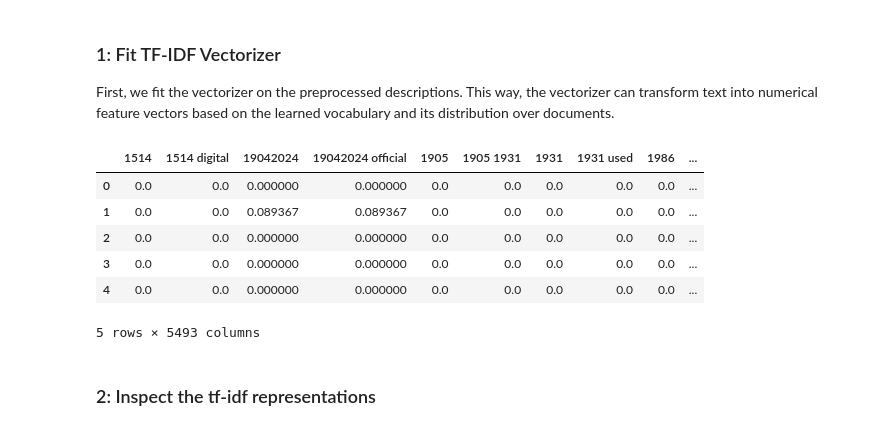
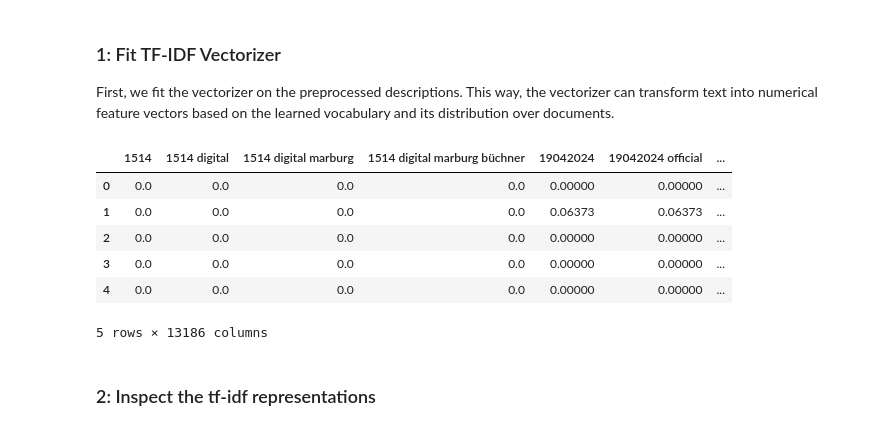
Before and after one commit to andwzn/retrieval-augmented-generation-experiment, a Jupyter notebook: rag_experiment_1.ipynb, the cells around one changed output. Saved outputs shown, nothing was run; the diff lists cells and outputs as text; code cells hidden in the pictures.

```diff
--- a/rag_experiment_1.ipynb
+++ b/rag_experiment_1.ipynb
@@ -266,20 +268,20 @@ We'll start off with a simple tf-idf vectorisation.
 First, we fit the vectorizer on the preprocessed descriptions.
 This way, the vectorizer can transform text into numerical feature vectors based on the learned vocabulary and its distribution over documents.
 # %%
-tfidf_vectorizer = TfidfVectorizer(ngram_range=(1,2))
+tfidf_vectorizer = TfidfVectorizer(ngram_range=(1,4))
 tfidf_matrix = tfidf_vectorizer.fit_transform(edition_software_info["description_preprocessed"])
 
 # display the resulting matrix
 tfidf_matrix_beautify = pd.DataFrame(tfidf_matrix.toarray(), columns=tfidf_vectorizer.get_feature_names_out())
 tfidf_matrix_beautify.head()
 # %% [output]
-|  | 1514 | 1514 digital | 19042024 | 19042024 official | 1905 | 1905 1931 | 1931 | 1931 used | 1986 | ... |
-| 0 | 0.0 | 0.0 | 0.000000 | 0.000000 | 0.0 | 0.0 | 0.0 | 0.0 | 0.0 | ... |
-| 1 | 0.0 | 0.0 | 0.089367 | 0.089367 | 0.0 | 0.0 | 0.0 | 0.0 | 0.0 | ... |
-| 2 | 0.0 | 0.0 | 0.000000 | 0.000000 | 0.0 | 0.0 | 0.0 | 0.0 | 0.0 | ... |
-| 3 | 0.0 | 0.0 | 0.000000 | 0.000000 | 0.0 | 0.0 | 0.0 | 0.0 | 0.0 | ... |
-| 4 | 0.0 | 0.0 | 0.000000 | 0.000000 | 0.0 | 0.0 | 0.0 | 0.0 | 0.0 | ... |
+|  | 1514 | 1514 digital | 1514 digital marburg | 1514 digital marburg büchner | 19042024 | 19042024 official | ... |
+| 0 | 0.0 | 0.0 | 0.0 | 0.0 | 0.00000 | 0.00000 | ... |
+| 1 | 0.0 | 0.0 | 0.0 | 0.0 | 0.06373 | 0.06373 | ... |
+| 2 | 0.0 | 0.0 | 0.0 | 0.0 | 0.00000 | 0.00000 | ... |
+| 3 | 0.0 | 0.0 | 0.0 | 0.0 | 0.00000 | 0.00000 | ... |
+| 4 | 0.0 | 0.0 | 0.0 | 0.0 | 0.00000 | 0.00000 | ... |
-5 rows × 5493 columns
+5 rows × 13186 columns
 # %% [markdown]
 ### 2: Inspect the tf-idf representations
 # %% [markdown]
```
Also changed, not shown: parts of 12 cells of this notebook.
